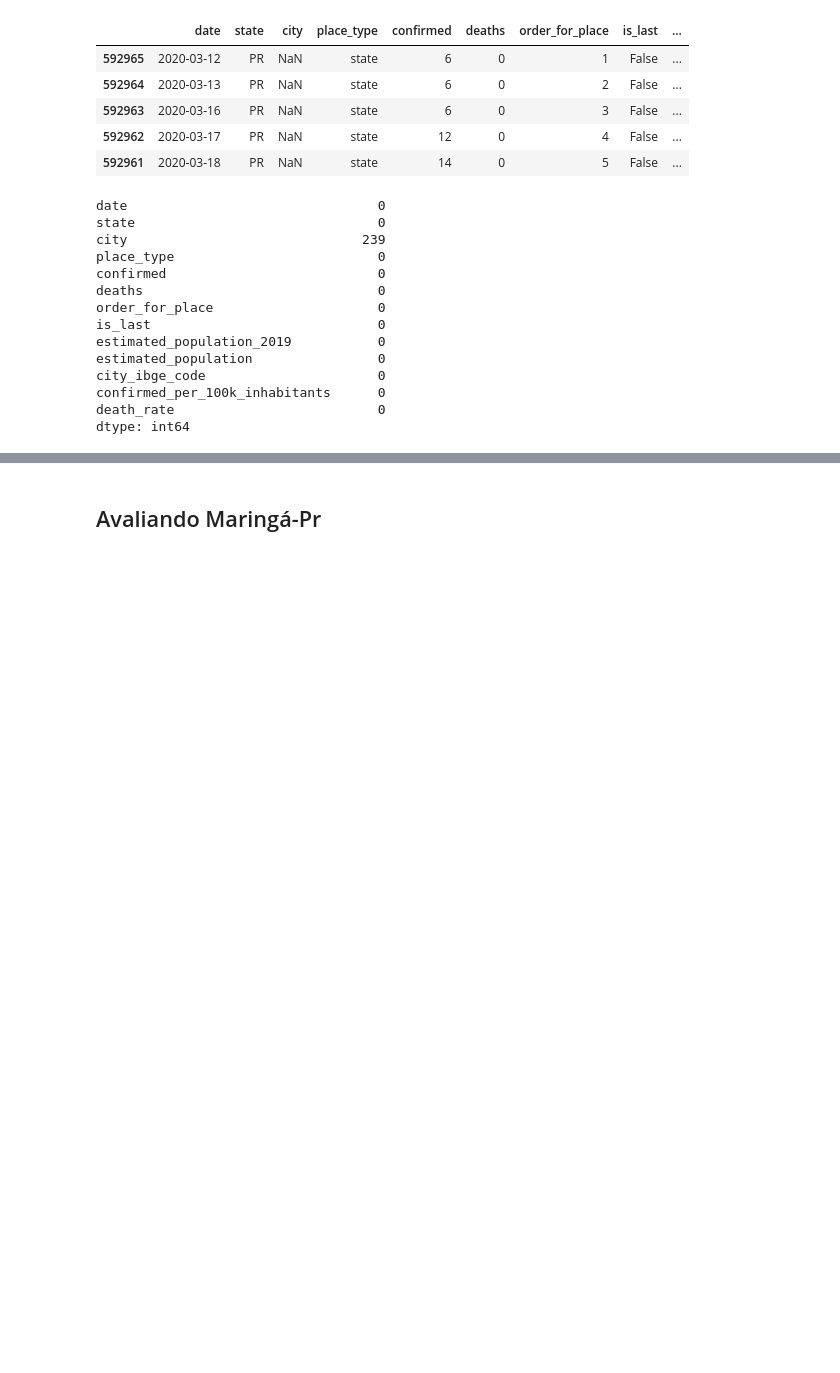
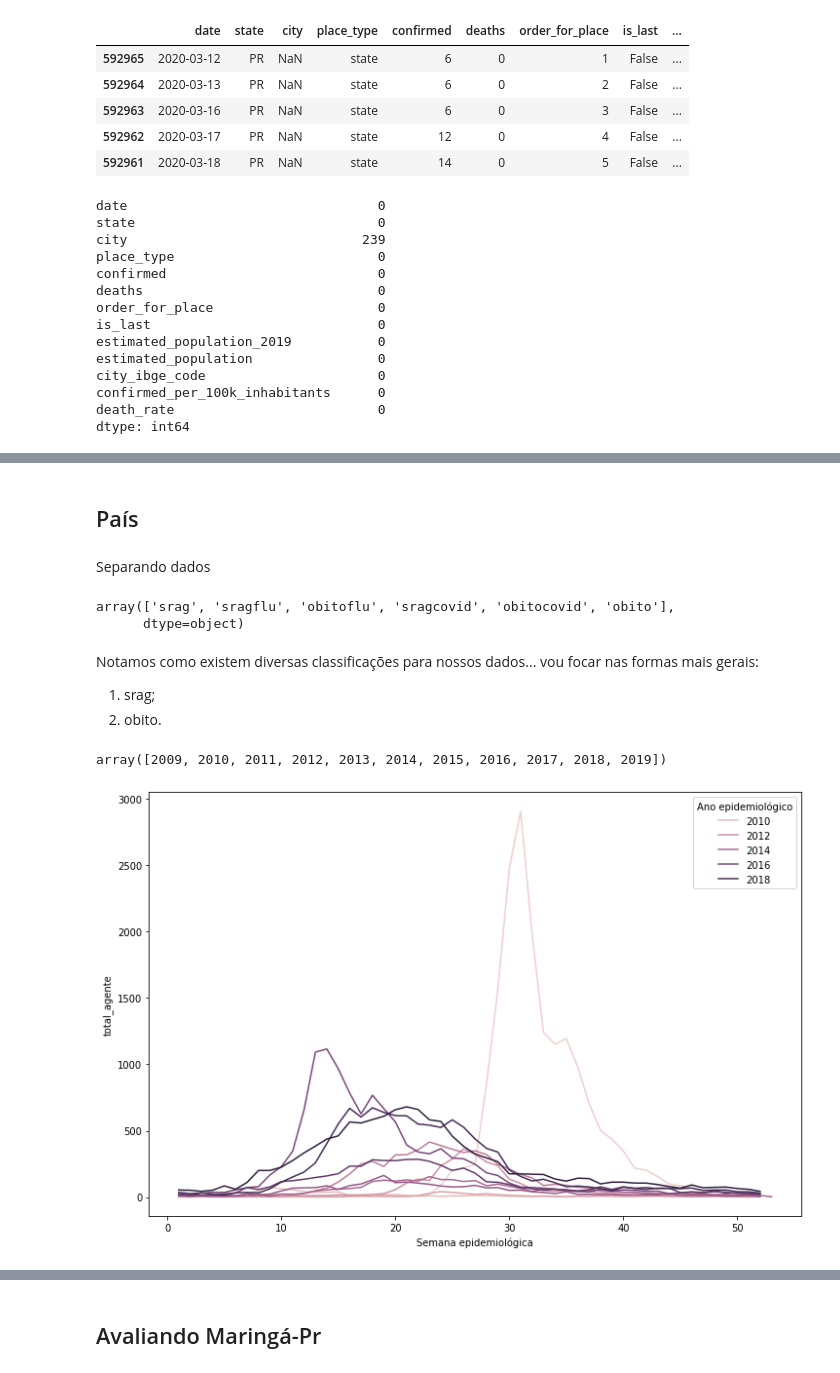
Before and after one commit to souzajvp/data_science_bootcamp, a Jupyter notebook: João_Vítor_Souza.ipynb, the cells around one changed output, grey strips where cells are left out. Drawn from its saved outputs; the diff is of its cells as text; code cells hidden in the pictures; blank space fills up the shorter version.

```diff
--- a/João_Vítor_Souza.ipynb
+++ b/João_Vítor_Souza.ipynb
@@ -243,0 +248,30 @@ Name: 2020-06-17, dtype: object
+# %% [markdown]
+## País
+# %%
+url = 'https://raw.githubusercontent.com/souzajvp/data_science_bootcamp/main/modulo_01/gripe_pais.csv'
+gripe_pais = pd.read_csv(url)
+# %%
+gripe_pais = gripe_pais.drop(['Situação do dado', 'Tipo', 'escala', 'data de publicação', 'sexo', 'UF', 'Unidade da Federação' ], axis=1)
+# %% [markdown]
+Separando dados <br>
+# %%
+gripe_pais.dado.unique()
+# %% [output]
+array(['srag', 'sragflu', 'obitoflu', 'sragcovid', 'obitocovid', 'obito'],
+      dtype=object)
+# %% [markdown]
+Notamos como existem diversas classificações para nossos dados... vou focar nas formas mais gerais:
+1. srag;
+2. obito.
+# %%
+gripe_pais_srag = gripe_pais.query("dado == 'srag'")
+gripe_pais_obito = gripe_pais.query("dado == 'obito'")
+# %%
+gripe_pais_srag['Ano epidemiológico'].unique()
+# %% [output]
+array([2009, 2010, 2011, 2012, 2013, 2014, 2015, 2016, 2017, 2018, 2019])
+# %%
+plt.figure(figsize=(12,8))
+sns.lineplot(data=gripe_pais_srag, x='Semana epidemiológica', y='total_agente', hue='Ano epidemiológico');
+# %% [output]
+[figure, added]
```
Also changed, not shown: parts of 39 cells of this notebook.
